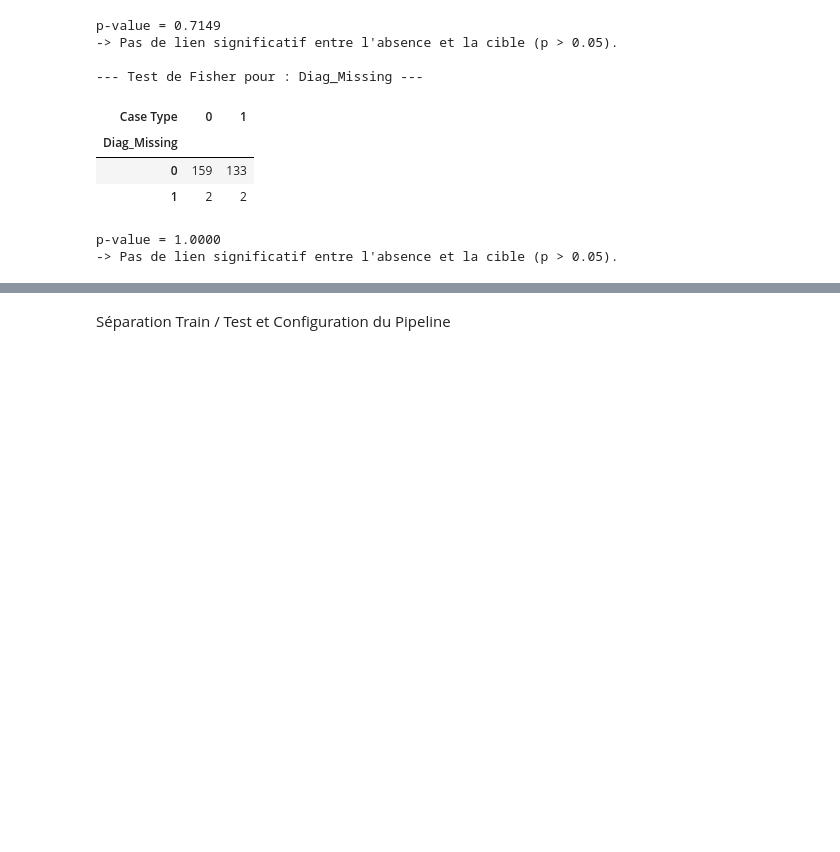
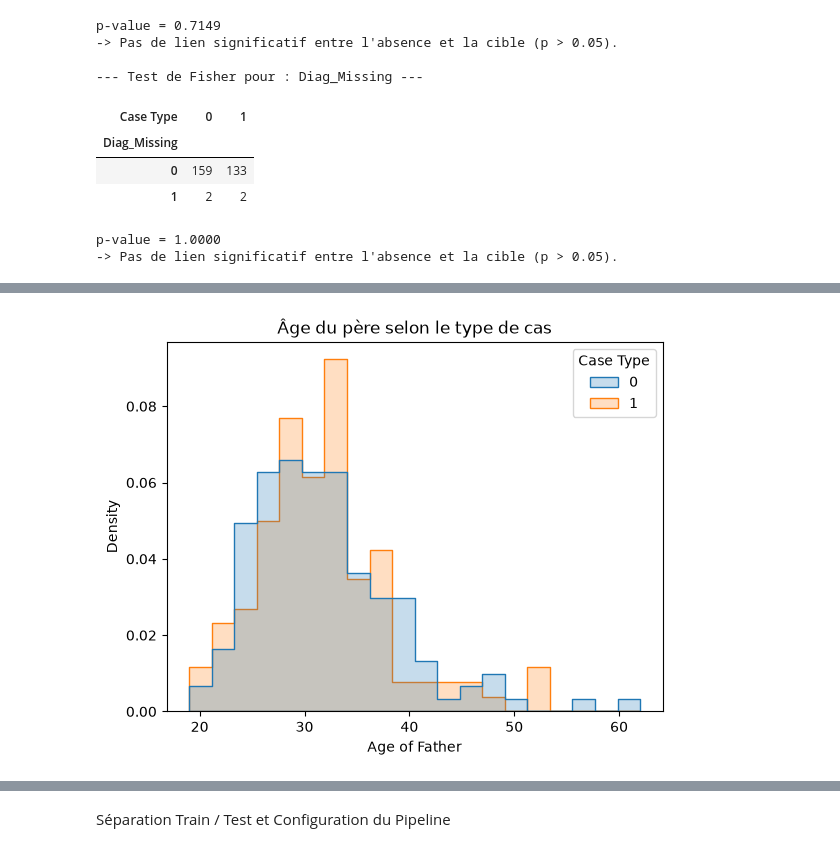
Before and after one commit to Mouhamadoukandji/nf1, a Jupyter notebook: notebooks/001_explorations.ipynb, the cells around one changed output, grey strips where cells are left out. Saved outputs shown, nothing was run; the diff lists cells and outputs as text; code cells hidden in the pictures; blank space fills up the shorter version.

```diff
--- a/notebooks/001_explorations.ipynb
+++ b/notebooks/001_explorations.ipynb
@@ -151,0 +185,9 @@ p-value = 1.0000
+# %%
+import seaborn as sns
+
+sns.histplot(data=df, x="Age of Father", hue="Case Type", bins=20,
+             stat="density", common_norm=False, element="step")
+plt.title("Âge du père selon le type de cas")
+plt.show()
+# %% [output]
+[figure, added]
```
Also changed, not shown: parts of 11 cells of this notebook, 1 other file.
